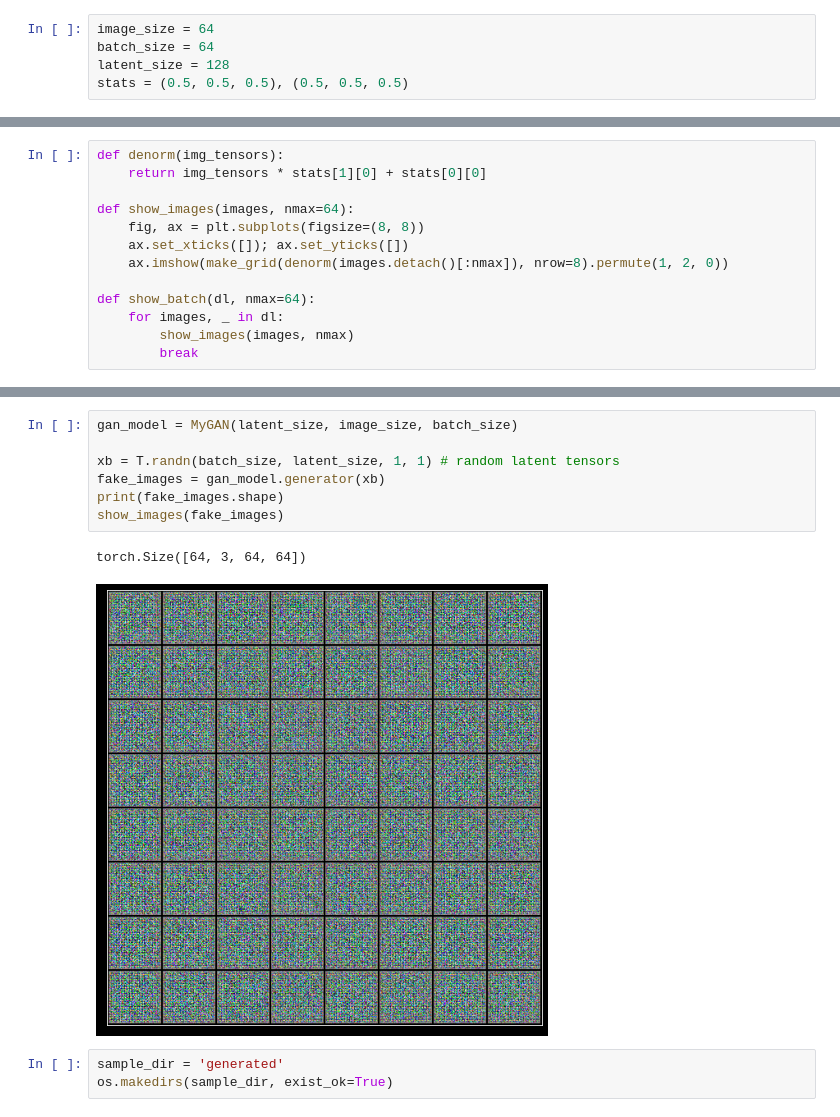
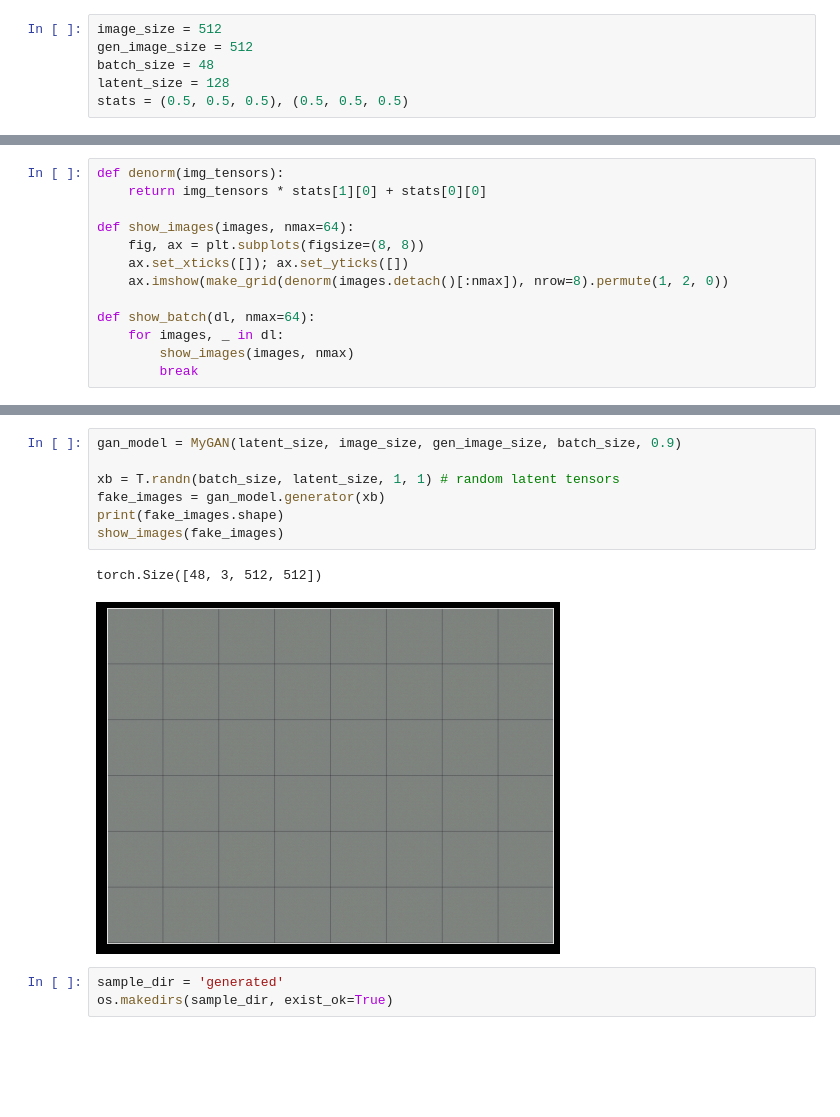
Before and after one commit to carloslockward/AI-NFT, a Jupyter notebook: nft-gan.ipynb, the cells around one changed output, grey strips where cells are left out. Drawn from its saved outputs; the diff is of its cells as text; blank space fills up the shorter version.

```diff
--- a/nft-gan.ipynb
+++ b/nft-gan.ipynb
@@ -17,8 +21,9 @@ import os
 # %% [markdown]
 ### Image Hyper Parameters
 # %%
-image_size = 64
-batch_size = 64
+image_size = 512
+gen_image_size = 512
+batch_size = 48
 latent_size = 128
 stats = (0.5, 0.5, 0.5), (0.5, 0.5, 0.5)
 # %% [markdown]
@@ -51,13 +58,13 @@ show_batch(train_dl)
 # %%
-gan_model = MyGAN(latent_size, image_size, batch_size)
+gan_model = MyGAN(latent_size, image_size, gen_image_size, batch_size, 0.9)
 
 xb = T.randn(batch_size, latent_size, 1, 1) # random latent tensors
 fake_images = gan_model.generator(xb)
 print(fake_images.shape)
 show_images(fake_images)
 # %% [output]
-torch.Size([64, 3, 64, 64])
+torch.Size([48, 3, 512, 512])
-[figure, old version]
+[figure, new version]
 # %%
 sample_dir = 'generated'
 os.makedirs(sample_dir, exist_ok=True)
```
Also changed, not shown: parts of 15 cells of this notebook, 11 other files.
